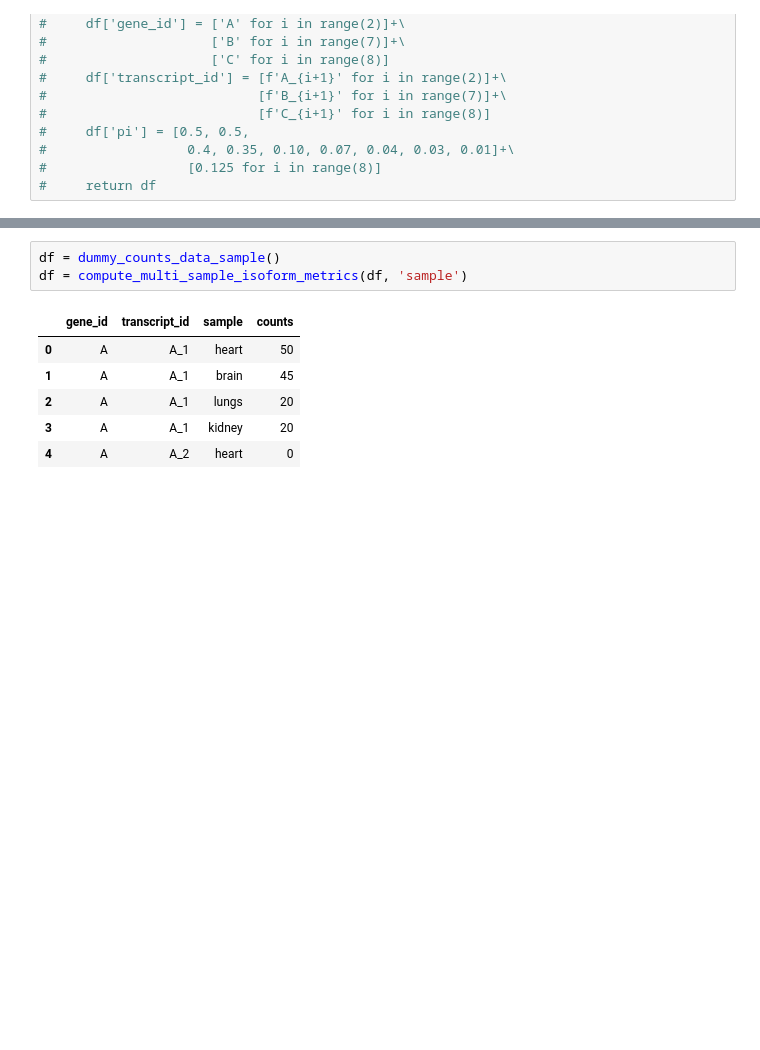
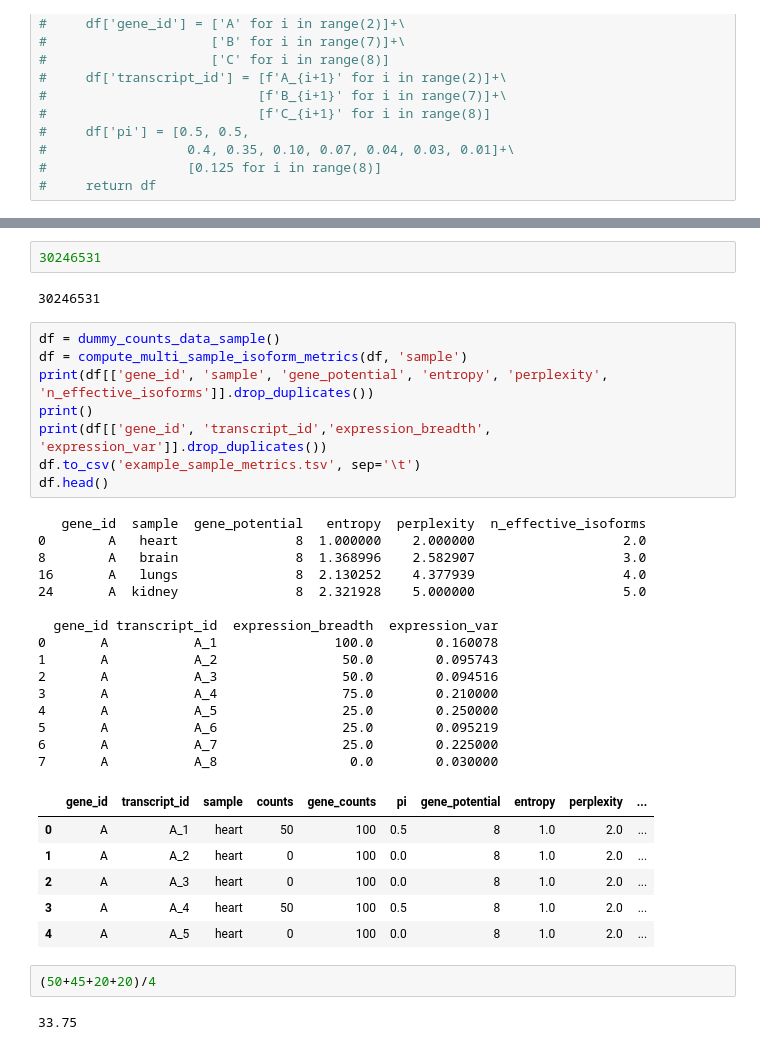
Before and after one commit to fairliereese/isoplex, a Jupyter notebook: src/iso_perplexity/dev_utils.ipynb, the cells around one changed output, grey strips where cells are left out. Drawn from its saved outputs; the diff is of its cells as text; blank space fills up the shorter version.

Commit message:
added avg. gene and transcript expression calculations to the sample-level function

```diff
--- a/src/iso_perplexity/dev_utils.ipynb
+++ b/src/iso_perplexity/dev_utils.ipynb
@@ -89,10 +109,38 @@ df = compute_isoform_metrics(df)
+# %%
+30246531
+# %% [output]
+30246531
 # %%
 df = dummy_counts_data_sample()
 df = compute_multi_sample_isoform_metrics(df, 'sample')
+print(df[['gene_id', 'sample', 'gene_potential', 'entropy', 'perplexity', 'n_effective_isoforms']].drop_duplicates())
+print()
+print(df[['gene_id', 'transcript_id','expression_breadth', 'expression_var']].drop_duplicates())
+df.to_csv('example_sample_metrics.tsv', sep='\t')
+df.head()
 # %% [output]
+   gene_id  sample  gene_potential   entropy  perplexity  n_effective_isoforms
+0        A   heart               8  1.000000    2.000000                   2.0
+8        A   brain               8  1.368996    2.582907                   3.0
+16       A   lungs               8  2.130252    4.377939                   4.0
+24       A  kidney               8  2.321928    5.000000                   5.0
+
+  gene_id transcript_id  expression_breadth  expression_var
+0       A           A_1               100.0        0.160078
+1       A           A_2                50.0        0.095743
+2       A           A_3                50.0        0.094516
+3       A           A_4                75.0        0.210000
+4       A           A_5                25.0        0.250000
+5       A           A_6                25.0        0.095219
+6       A           A_7                25.0        0.225000
+7       A           A_8                 0.0        0.030000
-|  | gene_id | transcript_id | sample | counts |
-| 0 | A | A_1 | heart | 50 |
-| 1 | A | A_1 | brain | 45 |
-| 2 | A | A_1 | lungs | 20 |
-| 3 | A | A_1 | kidney | 20 |
-| 4 | A | A_2 | heart | 0 |
+|  | gene_id | transcript_id | sample | counts | gene_counts | pi | gene_potential | entropy | perplexity | ... |
+| 0 | A | A_1 | heart | 50 | 100 | 0.5 | 8 | 1.0 | 2.0 | ... |
+| 1 | A | A_2 | heart | 0 | 100 | 0.0 | 8 | 1.0 | 2.0 | ... |
+| 2 | A | A_3 | heart | 0 | 100 | 0.0 | 8 | 1.0 | 2.0 | ... |
+| 3 | A | A_4 | heart | 50 | 100 | 0.5 | 8 | 1.0 | 2.0 | ... |
+| 4 | A | A_5 | heart | 0 | 100 | 0.0 | 8 | 1.0 | 2.0 | ... |
+# %%
+(50+45+20+20)/4
+# %% [output]
+33.75
```
Also changed, not shown: parts of 8 cells of this notebook, 4 other files.
